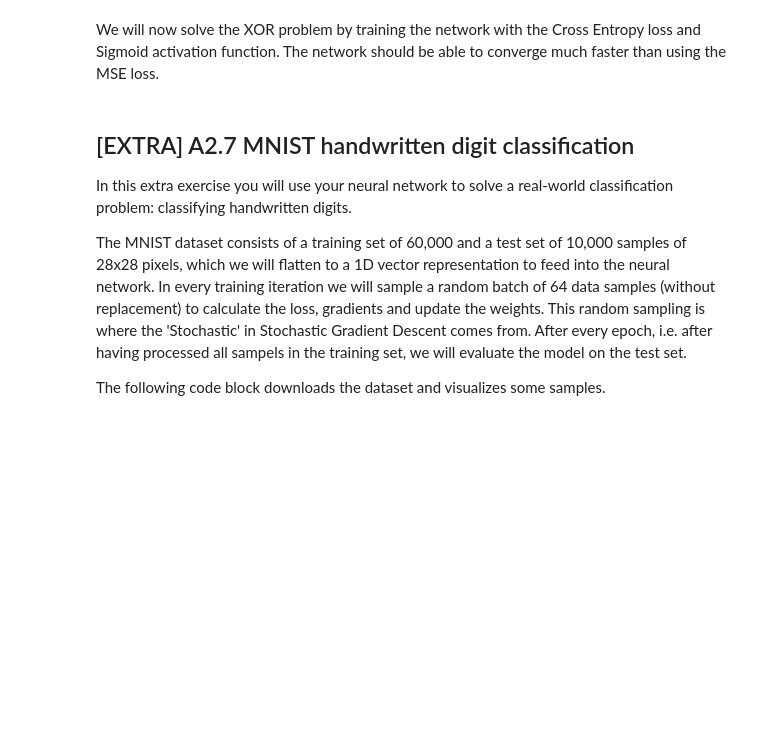
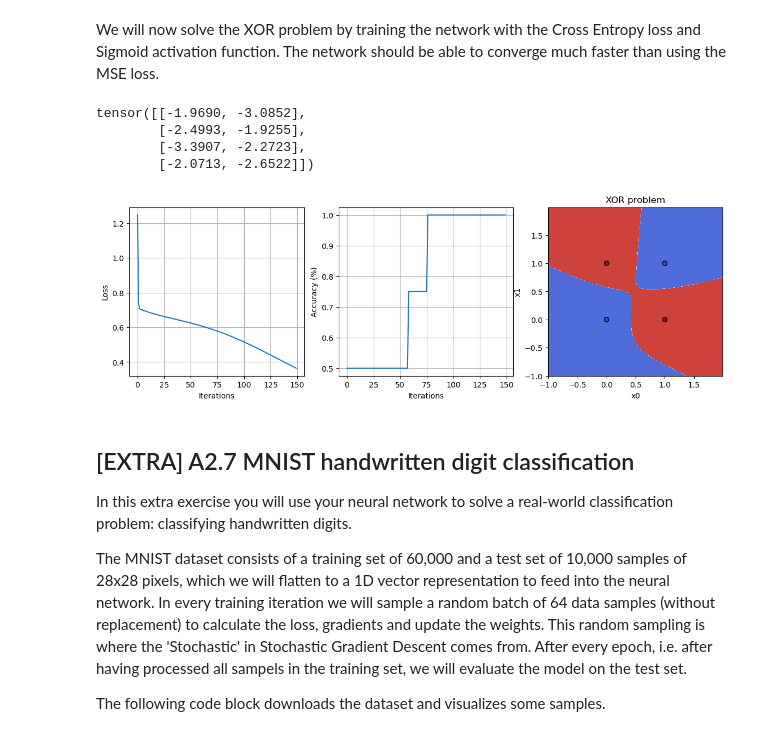
Before and after one commit to givani30/CS4240_DeepLearning, a Jupyter notebook: Assignment_2.ipynb, the cells around one changed output. Drawn from its saved outputs; the diff is of its cells as text; code cells hidden in the pictures; blank space fills up the shorter version.

```diff
--- a/Assignment_2.ipynb
+++ b/Assignment_2.ipynb
@@ -964,7 +1010,8 @@ for i in range(optim_steps):
     #                  labels (y_xor) and append to list.                  #
     ########################################################################
 
-    pass
+    loss,grad =CrossEntropyLoss(y_xor,y_pred)
+    losses.append(loss)
 
     ########################################################################
     #                          END OF YOUR CODE                            #
@@ -974,36 +1021,43 @@ for i in range(optim_steps):
     #            TODO: Perform backward pass and optimizer step.           #
     ########################################################################
 
-    pass
+    net.backward(grad)
+    net.optimizer_step(learning_rate)
 
     ########################################################################
     #                          END OF YOUR CODE                            #
     ########################################################################
 
     # Calculate accuracy of prediction
     correct = torch.argmax(y_pred, axis=1) == torch.argmax(y_xor, axis=1)
     accs.append(torch.sum(correct)/len(y_pred))
 
 # Print prediction
 print(y_pred)
 
 # Plot loss and accuracy
 plt.figure(figsize=(14,4))
 plt.subplot(1,3,1)
 plt.xlabel('Iterations')
 plt.ylabel('Loss')
 plt.plot(losses)
 plt.grid()
 
 plt.subplot(1,3,2)
 plt.xlabel('Iterations')
 plt.ylabel('Accuracy (%)')
 plt.plot(accs)
 plt.grid()
 
 # Show decision boundary
 plt.subplot(1,3,3)
 plot(x_xor, y_xor, net)
+# %% [output]
+tensor([[-1.9690, -3.0852],
+        [-2.4993, -1.9255],
+        [-3.3907, -2.2723],
+        [-2.0713, -2.6522]])
+[figure, added]
 # %% [markdown]
 ## [EXTRA] A2.7 MNIST handwritten digit classification
 In this extra exercise you will use your neural network to solve a real-world classification problem: classifying handwritten digits.
```
Also changed, not shown: parts of 15 cells of this notebook.
